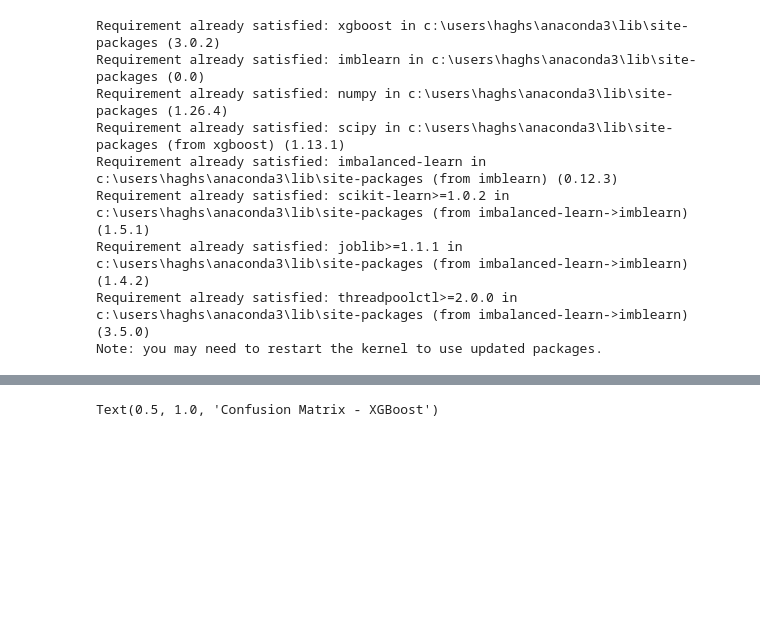
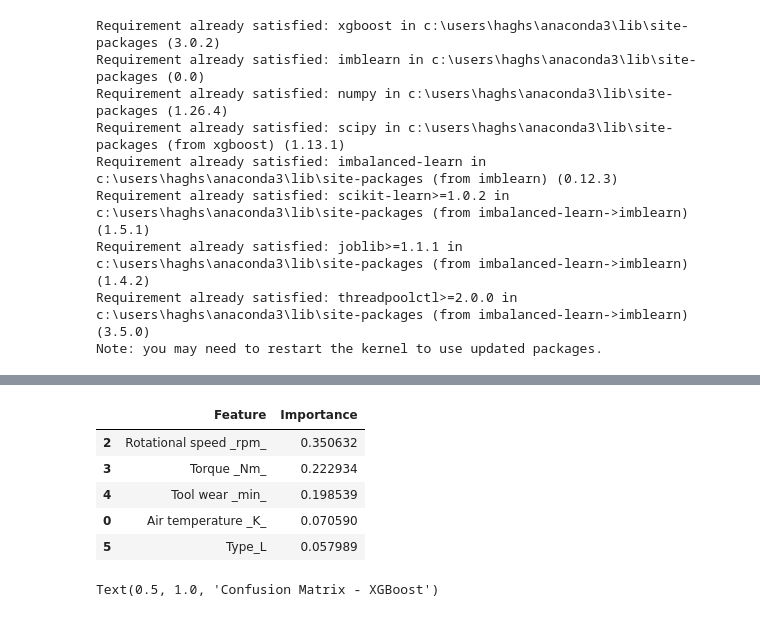
Before and after one commit to Hossein-Haghshenas/industrial-machine-fail-prediction, a Jupyter notebook: predict-maintenance.ipynb, the cells around one changed output, grey strips where cells are left out. Drawn from its saved outputs; the diff is of its cells as text; code cells hidden in the pictures; blank space fills up the shorter version.

```diff
--- a/predict-maintenance.ipynb
+++ b/predict-maintenance.ipynb
@@ -75,24 +127,42 @@ rf_importances = rf_importances.sort_values('Importance', ascending=False)
 # %%
 # train data with XGBoost model
+
+# calculate the positive samples (failure machines)
 pos_count = sum(y_train_resampled == 1)
+# calculate the negative samples (safe machines)
 neg_count = sum(y_train_resampled == 0)
+# the ratio of healthy to broken machines
 scale_pos_weight = neg_count / pos_count
+
+# we calculate scale_pos_weight for managing imbalanced data
+# n_estimators is count of trees
+# max_depth is maximum depth of each tree
+# we will increase the weight of least targets by scale_pos_weight
 
 xgb_model = xgb.XGBClassifier(
     n_estimators=100,
     max_depth=5,
     learning_rate=0.1,
     scale_pos_weight=scale_pos_weight,
     random_state=42
 )
 xgb_model.fit(X_train_resampled, y_train_resampled)
 
 # Get XGB feature importance
 xgb_importances = pd.DataFrame({
     'Feature': feature_names,
     'Importance': xgb_model.feature_importances_
 })
 xgb_importances = xgb_importances.sort_values('Importance', ascending=False)
+
+xgb_importances.head()
+# %% [output]
+|  | Feature | Importance |
+| 2 | Rotational speed _rpm_ | 0.350632 |
+| 3 | Torque _Nm_ | 0.222934 |
+| 4 | Tool wear _min_ | 0.198539 |
+| 0 | Air temperature _K_ | 0.070590 |
+| 5 | Type_L | 0.057989 |
 # %%
 # Model predictions
 lr_pred = lr_model.predict(X_test)
```
Also changed, not shown: parts of 6 cells of this notebook.
